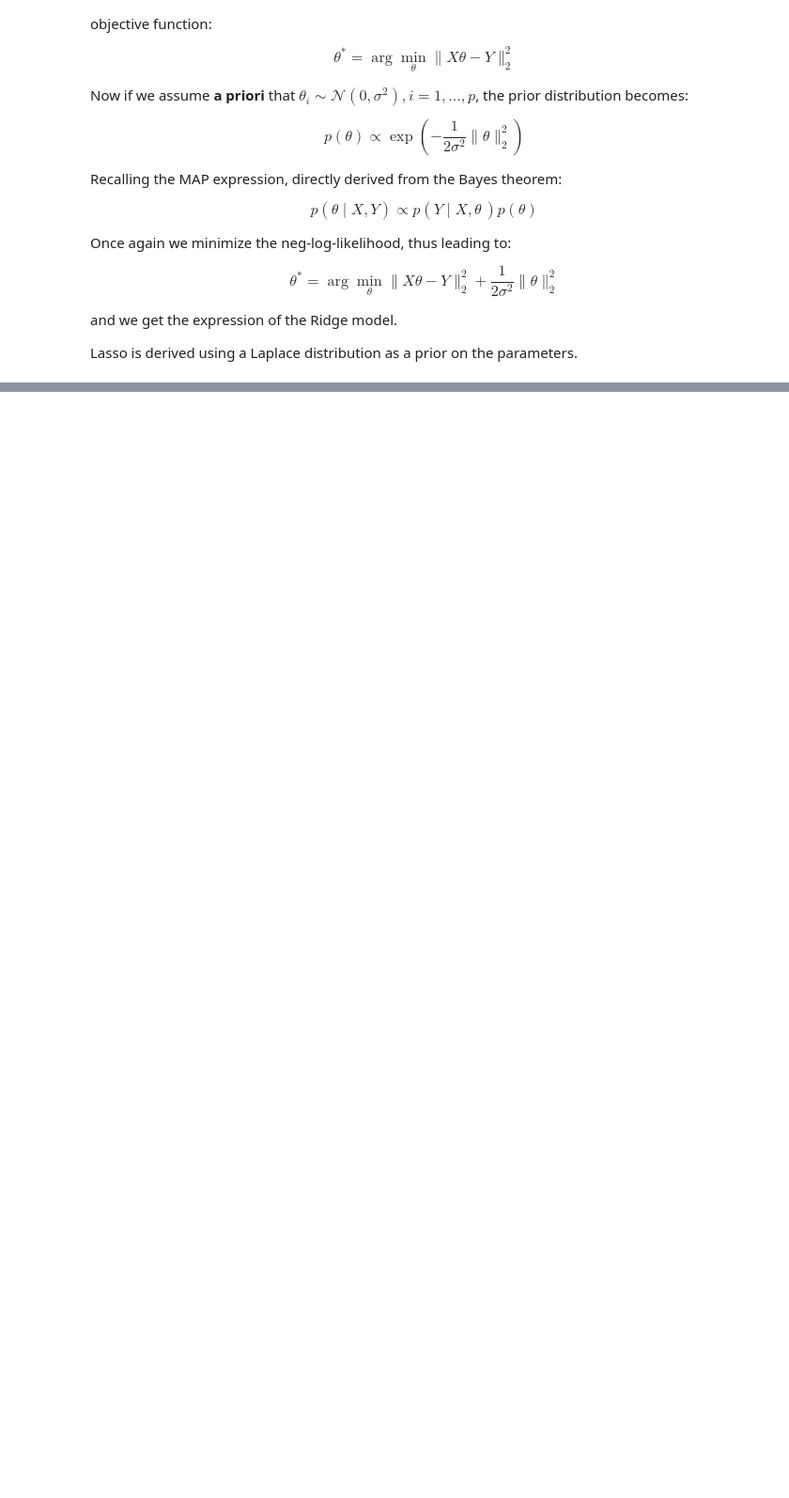
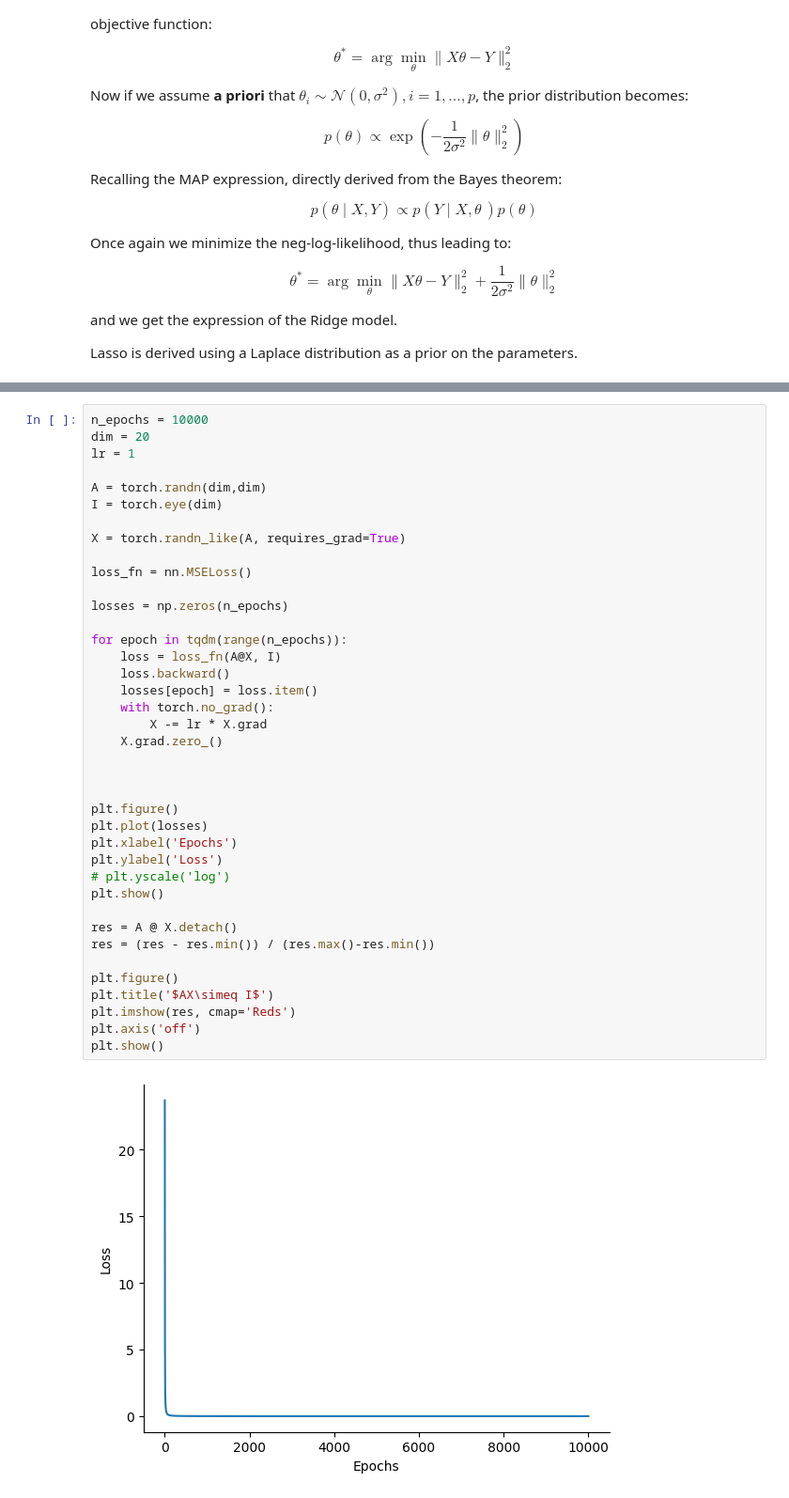
Before and after one commit to lmartinez2001/ML-interviews, a Jupyter notebook: ml.ipynb, the cells around one changed output, grey strips where cells are left out. Shown: that part at 94% size. Drawn from its saved outputs; the diff is of its cells as text; blank space fills up the shorter version.

```diff
--- a/ml.ipynb
+++ b/ml.ipynb
@@ -371,0 +427,41 @@ Lasso is derived using a Laplace distribution as a prior on the parameters.
+# %%
+n_epochs = 10000
+dim = 20
+lr = 1
+
+A = torch.randn(dim,dim)
+I = torch.eye(dim)
+
+X = torch.randn_like(A, requires_grad=True)
+
+loss_fn = nn.MSELoss()
+
+losses = np.zeros(n_epochs)
+
+for epoch in tqdm(range(n_epochs)):
+    loss = loss_fn(A@X, I)
+    loss.backward()
+    losses[epoch] = loss.item()
+    with torch.no_grad():
+        X -= lr * X.grad
+    X.grad.zero_()
+
+
+
+plt.figure()
+plt.plot(losses)
+plt.xlabel('Epochs')
+plt.ylabel('Loss')
+# plt.yscale('log')
+plt.show()
+
+res = A @ X.detach()
+res = (res - res.min()) / (res.max()-res.min())
+
+plt.figure()
+plt.title('$AX\simeq I$')
+plt.imshow(res, cmap='Reds')
+plt.axis('off')
+plt.show()
+# %% [output]
+[figure, added]
```
Also changed, not shown: parts of 6 cells of this notebook.
